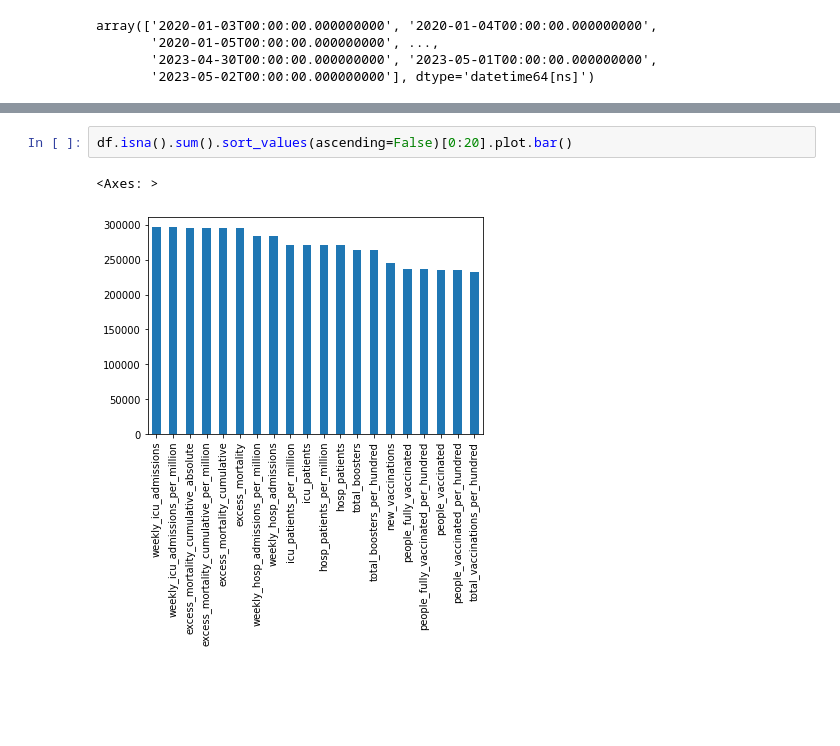
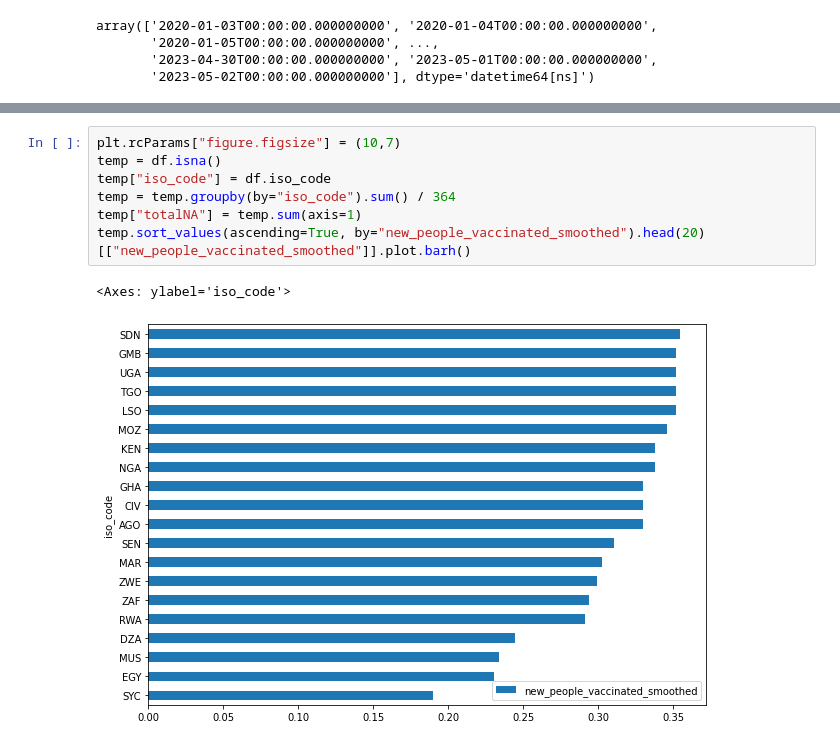
Before and after one commit to f-krause/veda_23_covid_dashboard, a Jupyter notebook: EDA.ipynb, the cells around one changed output, grey strips where cells are left out. Cells and saved outputs as stored; diff of their text form; blank space fills up the shorter version.

```diff
--- a/EDA.ipynb
+++ b/EDA.ipynb
@@ -103,5 +162,10 @@ temp.sort_values(ascending=False, by="totalNA").iloc[:,25:35]
-# %%
-df.isna().sum().sort_values(ascending=False)[0:20].plot.bar()
-# %% [output]
-<Axes: >
-[figure, removed]
+# %%
+plt.rcParams["figure.figsize"] = (10,7)
+temp = df.isna()
+temp["iso_code"] = df.iso_code
+temp = temp.groupby(by="iso_code").sum() / 364
+temp["totalNA"] = temp.sum(axis=1)
+temp.sort_values(ascending=True, by="new_people_vaccinated_smoothed").head(20)[["new_people_vaccinated_smoothed"]].plot.barh()
+# %% [output]
+<Axes: ylabel='iso_code'>
+[figure, added]
```
Also changed, not shown: parts of 15 cells of this notebook.
